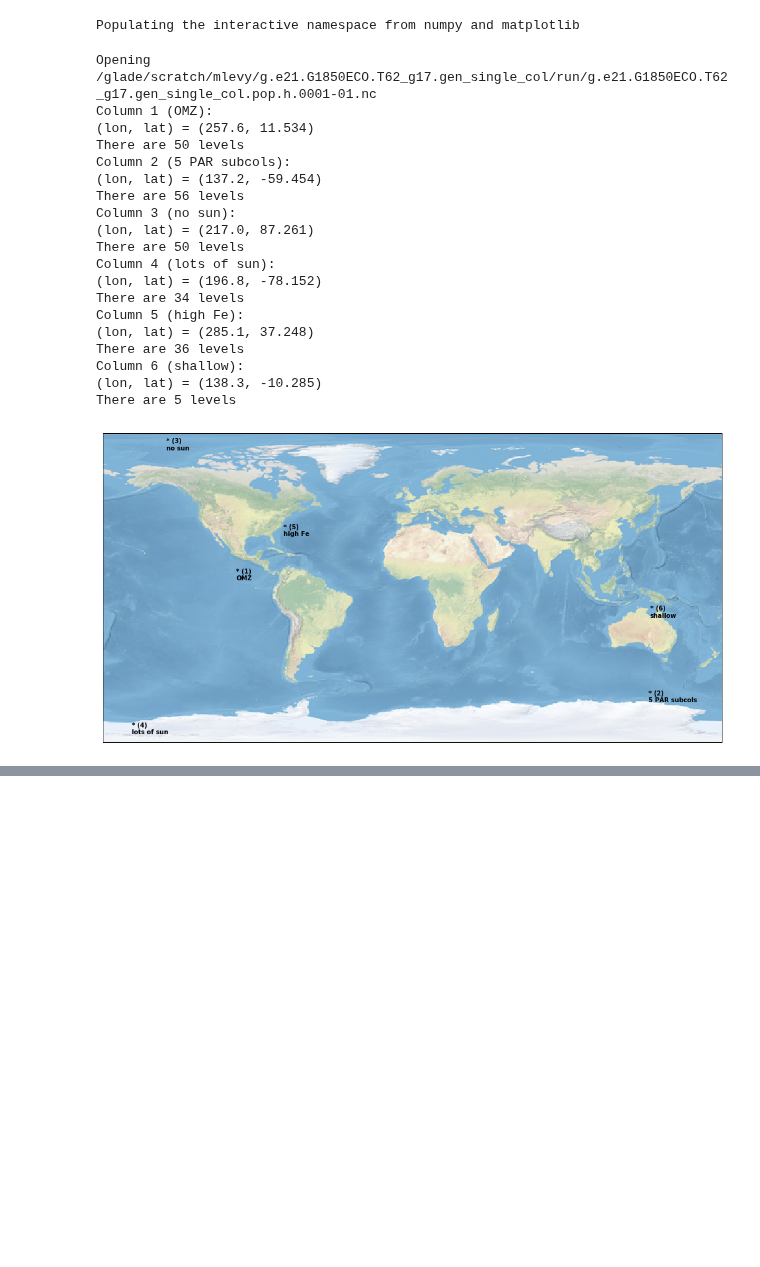
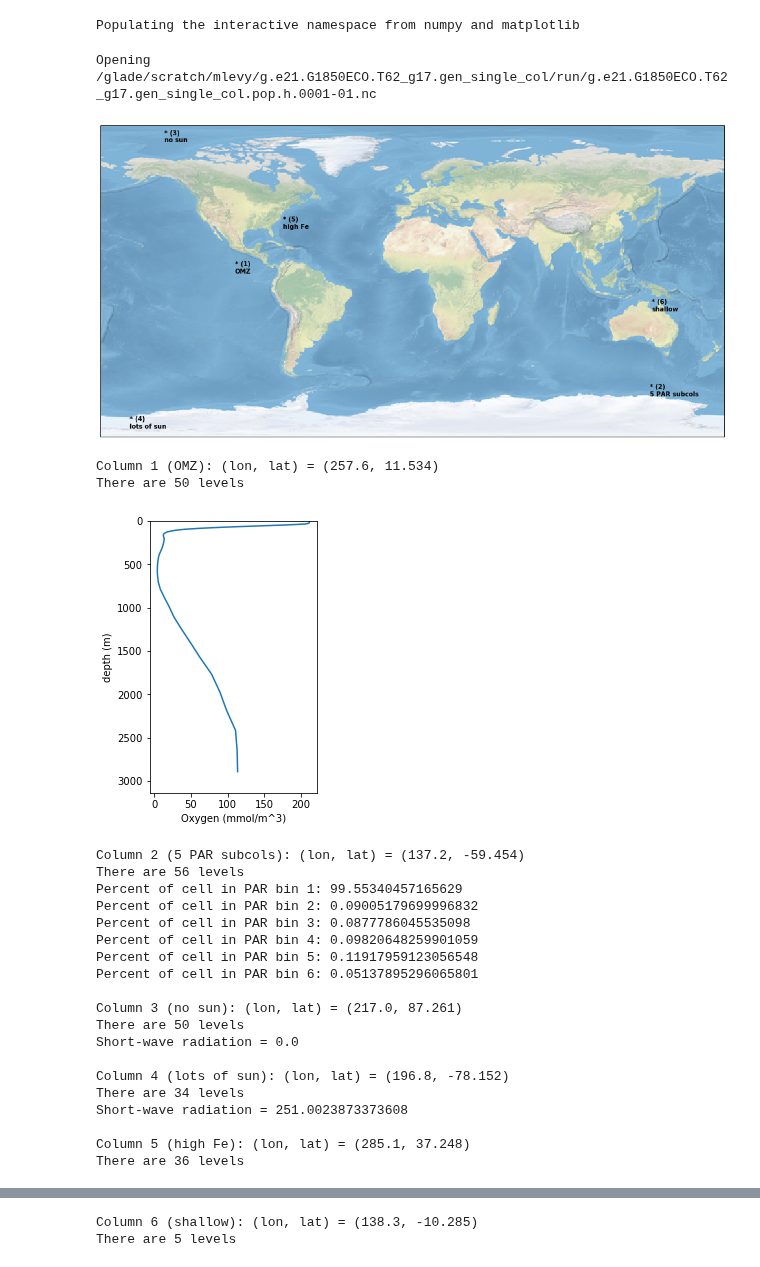
Before and after one commit to mnlevy1981/MARBL-notebooks, a Jupyter notebook: Forcing Data (with xarray).ipynb, the cells around one changed output, grey strips where cells are left out. Cells and saved outputs as stored; diff of their text form; code cells hidden in the pictures; blank space fills up the shorter version.

```diff
--- a/Forcing Data (with xarray).ipynb
+++ b/Forcing Data (with xarray).ipynb
@@ -60,50 +60,86 @@ if not os.path.isfile(filename):
 if os.path.isfile(filename):
     print("Opening %s" % filename)
     # Workaround for https://github.com/pydata/xarray/issues/1576
     ds_in = xr.open_dataset(filename, decode_cf=False)
     del(ds_in['KMT'].attrs['_FillValue'])
     del(ds_in['KMT'].attrs['missing_value'])
     ds_in = xr.decode_cf(ds_in, decode_times=False, decode_coords=False)
 else:
     print("Can not find %s" % filename)
 
 ax = plt.axes(projection=ccrs.PlateCarree())
 ax.stock_img()
 # ax.coastlines()
 
 active_level_cnt = []
 for n, pt in enumerate(grid_pts.keys()):
     lat_in = grid_pts[pt]['lat']
     lon_in = grid_pts[pt]['lon']
     lon = ds_in.isel(time=0, nlat=lat_in, nlon=lon_in)['TLONG'].values
     lat = ds_in.isel(time=0, nlat=lat_in, nlon=lon_in)['TLAT'].values
     active_level_cnt.append(ds_in.isel(time=0, nlat=lat_in, nlon=lon_in)['KMT'].values)
 
     # Verify location
     label = "* ({})\n{}".format(n+1, pt)
     plt.text(lon, lat, label, horizontalalignment='left', verticalalignment='top', transform=ccrs.Geodetic(), weight='bold')
 
-    print('Column {} ({}):'.format(n+1, pt))
+plt.show()
+
+zt = ds_in.isel(time=0)['z_t'].values/100.
+for n, pt in enumerate(grid_pts.keys()):
+    lat_in = grid_pts[pt]['lat']
+    lon_in = grid_pts[pt]['lon']
+    lon = ds_in.isel(time=0, nlat=lat_in, nlon=lon_in)['TLONG'].values
+    lat = ds_in.isel(time=0, nlat=lat_in, nlon=lon_in)['TLAT'].values
+    print('Column {} ({}):'.format(n+1, pt), end=" ")
     print('(lon, lat) = ({:.1f}, {:.3f})'.format(lon, lat))
     print('There are {} levels'.format(active_level_cnt[n]))
+    if pt == 'OMZ':
+        # Plot vertical distribution of O2
+        plt.figure(figsize=(3,5))
+        plt.plot(ds_in.isel(time=0, nlat=lat_in, nlon=lon_in)['O2'].values, zt);
+        plt.ylim(zt[active_level_cnt[n]], 0);
+        plt.ylabel("depth (m)" if (n == 0) else "")
+        plt.tick_params(labelleft=(n == 0))
+        plt.xlabel("Oxygen (mmol/m^3)")
+        plt.show()
+    if pt == 'high Fe':
+        # Plot vertical distribution of Fe
+        plt.figure(figsize=(3,5))
+        plt.plot(ds_in.isel(time=0, nlat=lat_in, nlon=lon_in)['Fe'].values, zt);
+        plt.ylim(zt[active_level_cnt[n]], 0);
+        plt.ylabel("depth (m)")
+        plt.xlabel("Iron (mmol/m^3)")
+        plt.show()
+    if pt == '5 PAR subcols':
+        for bin_id in range(6):
+            print("Percent of cell in PAR bin {}: {}".format(bin_id+1, ds_in.isel(time=0, nlat=lat_in, nlon=lon_in)['FRACR_BIN_0{}'.format(bin_id+1)].data*100.))
+    if pt in ['no sun','lots of sun']:
+        print("Short-wave radiation = {}".format(ds_in.isel(time=0, nlat=lat_in, nlon=lon_in)['QSW_HTP'].data))
+    if n+1 < ncol:
+        print('')
 # %% [output]
 Opening /glade/scratch/mlevy/g.e21.G1850ECO.T62_g17.gen_single_col/run/g.e21.G1850ECO.T62_g17.gen_single_col.pop.h.0001-01.nc
-Column 1 (OMZ):
-(lon, lat) = (257.6, 11.534)
-There are 50 levels
-Column 2 (5 PAR subcols):
-(lon, lat) = (137.2, -59.454)
-There are 56 levels
-Column 3 (no sun):
-(lon, lat) = (217.0, 87.261)
-There are 50 levels
-Column 4 (lots of sun):
-(lon, lat) = (196.8, -78.152)
-There are 34 levels
-Column 5 (high Fe):
-(lon, lat) = (285.1, 37.248)
-There are 36 levels
-Column 6 (shallow):
-(lon, lat) = (138.3, -10.285)
-There are 5 levels
-[figure, old version]
+[figure, new version]
+Column 1 (OMZ): (lon, lat) = (257.6, 11.534)
+There are 50 levels
+[figure, added]
+Column 2 (5 PAR subcols): (lon, lat) = (137.2, -59.454)
+There are 56 levels
+Percent of cell in PAR bin 1: 99.55340457165629
+Percent of cell in PAR bin 2: 0.09005179699996832
+Percent of cell in PAR bin 3: 0.0877786045535098
+Percent of cell in PAR bin 4: 0.09820648259901059
+Percent of cell in PAR bin 5: 0.11917959123056548
+Percent of cell in PAR bin 6: 0.05137895296065801
+
+Column 3 (no sun): (lon, lat) = (217.0, 87.261)
+There are 50 levels
+Short-wave radiation = 0.0
+
+Column 4 (lots of sun): (lon, lat) = (196.8, -78.152)
+There are 34 levels
+Short-wave radiation = 251.0023873373608
+
+Column 5 (high Fe): (lon, lat) = (285.1, 37.248)
+There are 36 levels
@@ -110,3 +147,5 @@ There are 5 levels
+Column 6 (shallow): (lon, lat) = (138.3, -10.285)
+There are 5 levels
 # %%
 # Variables to keep (POP Variable Names)
 grid_vars = ['TLAT', 'TLONG', 'z_t', 'z_t_150m', 'z_w_bot', 'dz']
```
Also changed, not shown: parts of 2 cells of this notebook.
